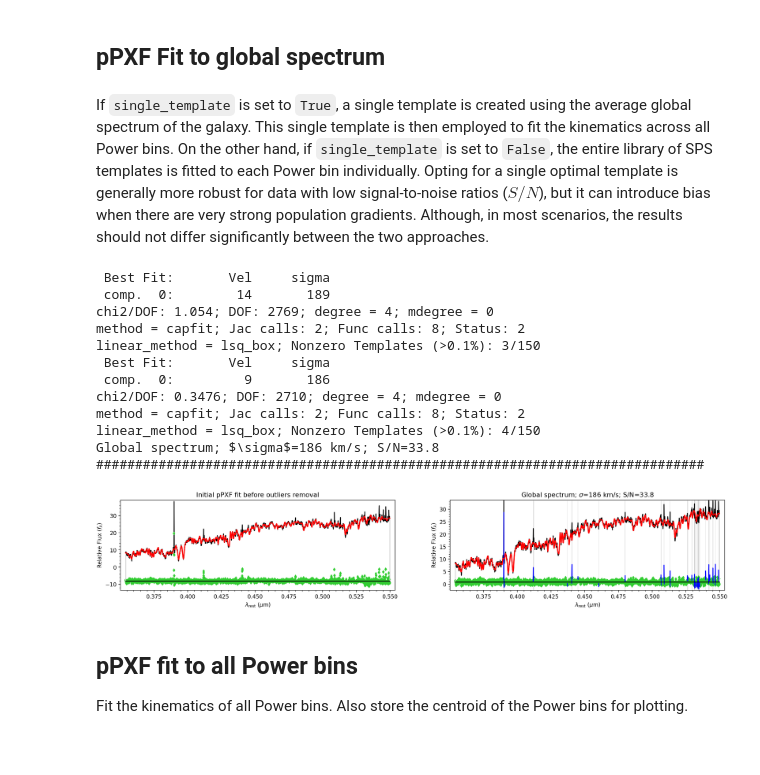
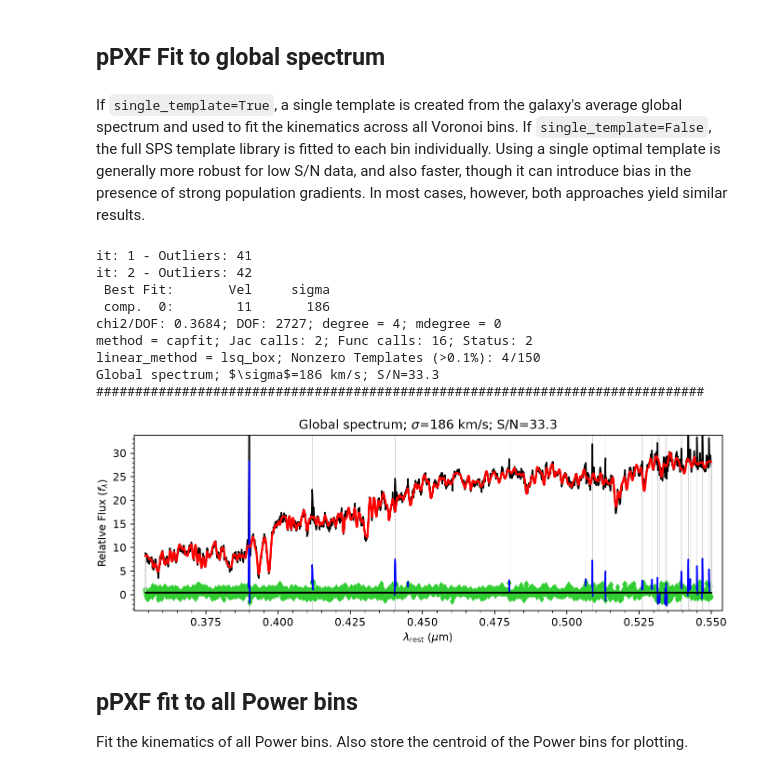
Before and after one commit to micappe/ppxf_examples, a Jupyter notebook: ppxf_example_integral_field_high_redshift.ipynb, the cells around one changed output. Cells and saved outputs as stored; diff of their text form; code cells hidden in the pictures.

```diff
--- a/ppxf_example_integral_field_high_redshift.ipynb
+++ b/ppxf_example_integral_field_high_redshift.ipynb
@@ -39,7 +40,7 @@ from plotbin.display_pixels import display_pixels
 # %% [markdown]
 ## Function to read the MUSE cube
 # %%
-class read_data_cube:
+class ReadDataCube:
     def __init__(self, filename, lam_range, redshift, sn_min=1):
         """Read data cube, de-redshift, log rebin and compute coordinates of each spaxel."""
 
@@ -205,7 +147,7 @@ if not objfile.is_file():
     url = "https://raw.githubusercontent.com/micappe/ppxf_examples/main/" + objfile.name
     request.urlretrieve(url, objfile)
 
-s = read_data_cube(objfile, lam_range_temp, redshift)
+s = ReadDataCube(objfile, lam_range_temp, redshift)
 # %% [markdown]
 Spatially Power bin the data to a target $S/N=5$ per bin using the
 [PowerBin](https://pypi.org/project/powerbin/) method and software of
@@ -285,41 +225,41 @@ stars_templates = sps.templates
 start = [0, 200.]  # (km/s), starting guess for [V,sigma]
 mask0 = s.ln_lam_gal > 0    # Do not use an initial mask in this case. This could be used to mask known emission lines
 lam_gal = np.exp(s.ln_lam_gal)
+ppxf_kwargs = dict(moments=2, degree=4, mdegree=-1, lam=lam_gal, lam_temp=sps.lam_temp, mask=mask0, clean=True)
 # %% [markdown]
-If `single_template` is set to `True`, a single template is created using the
-average global spectrum of the galaxy. This single template is then employed
-to fit the kinematics across all Power bins. On the other hand, if
-`single_template` is set to `False`, the entire library of SPS templates is
-fitted to each Power bin individually. Opting for a single optimal template
-is generally more robust for data with low signal-to-noise ratios ($S/N$),
-but it can introduce bias when there are very strong population gradients.
-Although, in most scenarios, the results should not differ significantly
-between the two approaches.
+If `single_template=True`, a single template is created from the galaxy's
+average global spectrum and used to fit the kinematics across all Voronoi
+bins. If `single_template=False`, the full SPS template library is fitted to
+each bin individually. Using a single optimal template is generally more
+robust for low S/N data, and also faster, though it can introduce bias in the
+presence of strong population gradients. In most cases, however, both
+approaches yield similar results.
 # %%
 single_template = True
 if single_template:
     galaxy = np.nanmean(s.spectra[:, s.signal/s.noise > 5], 1)   # Global spectrum
-    p0 = ppxf_fit_and_clean(stars_templates, galaxy, s.velscale, start, mask0, lam_gal, sps.lam_temp)
-    optimal_template = p0.optimal_template
-    txt = f"Global spectrum; $\\sigma$={p0.sol[1]:.0f} km/s; S/N={p0.sn:.1f}"
+    p0 = ppxf(stars_templates, galaxy, np.ones_like(galaxy), s.velscale, start, **ppxf_kwargs)
+    optimal_template = stars_templates.reshape(stars_templates.shape[0], -1) @ p0.weights
+    resid = (p0.galaxy - p0.bestfit)[p0.goodpixels]
+    sn = np.nanmedian(p0.galaxy[p0.goodpixels])/robust_sigma(resid)
+    plt.figure(figsize=(10, 3))
+    p0.plot()
+    txt = f"Global spectrum; $\\sigma$={p0.sol[1]:.0f} km/s; S/N={sn:.1f}"
     print(txt + '\n' + '#'*78)
     plt.title(txt)
 else:
     optimal_template = stars_templates
 # %% [output]
+it: 1 - Outliers: 41
+it: 2 - Outliers: 42
  Best Fit:       Vel     sigma
- comp.  0:        14       189
-chi2/DOF: 1.054; DOF: 2769; degree = 4; mdegree = 0
-method = capfit; Jac calls: 2; Func calls: 8; Status: 2
-linear_method = lsq_box; Nonzero Templates (>0.1%): 3/150
- Best Fit:       Vel     sigma
- comp.  0:         9       186
-chi2/DOF: 0.3476; DOF: 2710; degree = 4; mdegree = 0
-method = capfit; Jac calls: 2; Func calls: 8; Status: 2
+ comp.  0:        11       186
+chi2/DOF: 0.3684; DOF: 2727; degree = 4; mdegree = 0
+method = capfit; Jac calls: 2; Func calls: 16; Status: 2
 linear_method = lsq_box; Nonzero Templates (>0.1%): 4/150
-Global spectrum; $\sigma$=186 km/s; S/N=33.8
+Global spectrum; $\sigma$=186 km/s; S/N=33.3
 ##############################################################################
-[figure, old version]
+[figure, new version]
 # %% [markdown]
 ## pPXF fit to all Power bins
 
```
Also changed, not shown: parts of 9 cells of this notebook, 12 other files.
